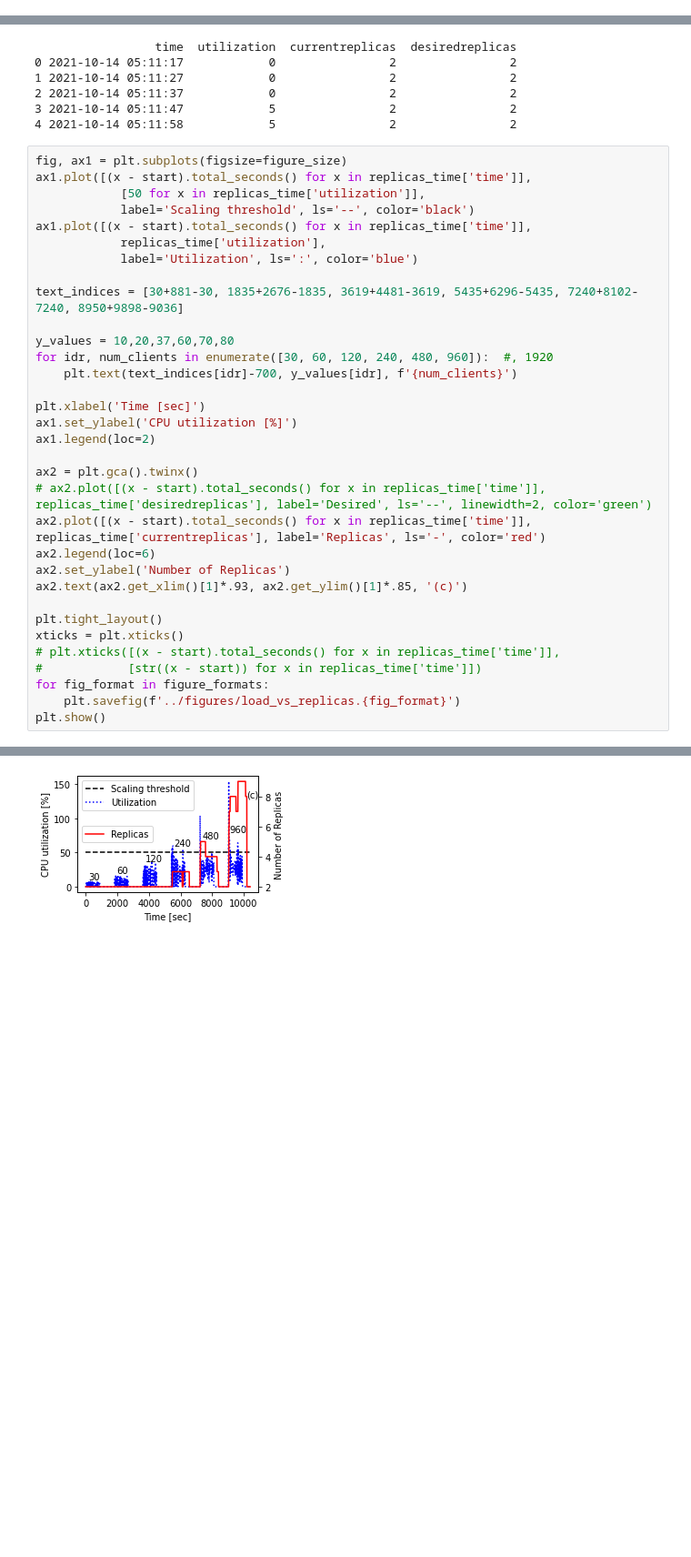
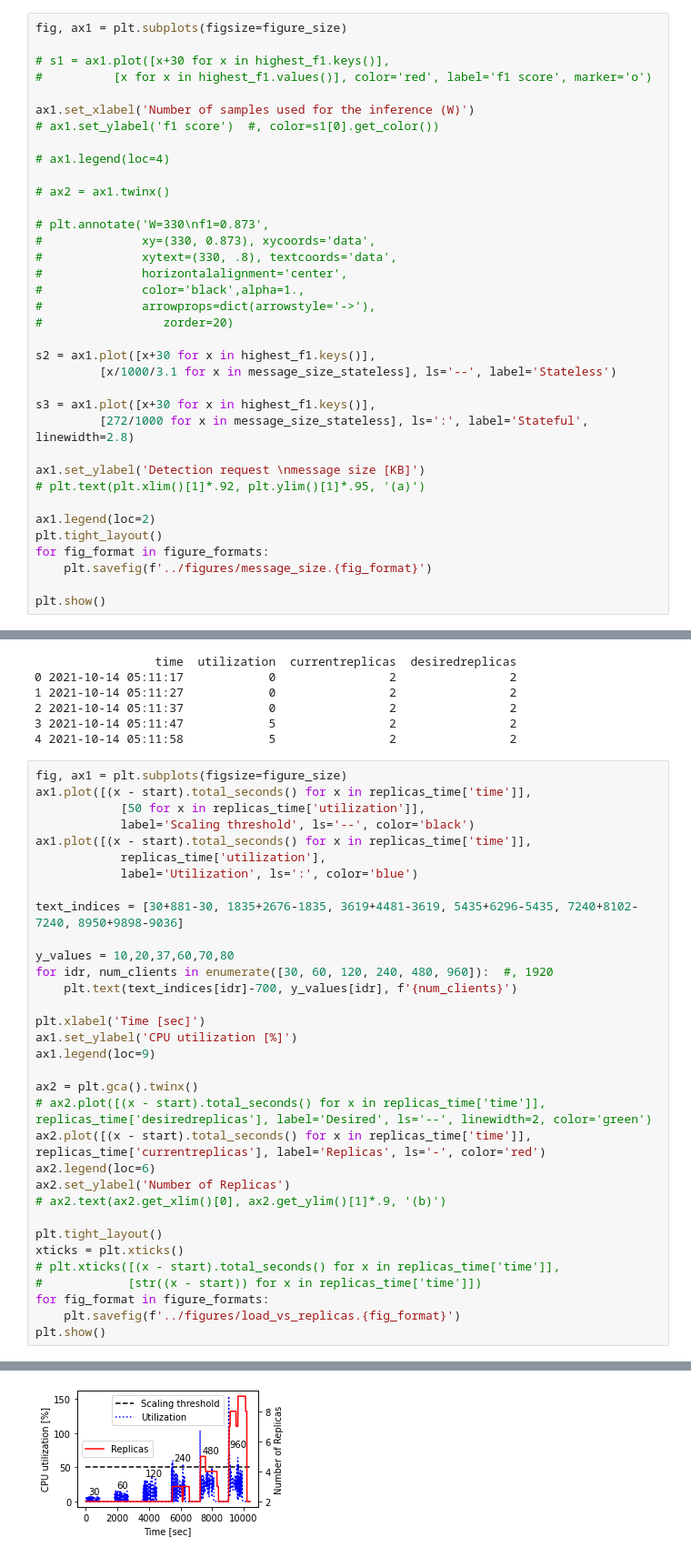
Before and after one commit to carlosnatalino/2022-OFC-unsupervised-learning, a Jupyter notebook: ml/plot-results.ipynb, the cells around one changed output, grey strips where cells are left out. Shown at 91% size. Drawn from its saved outputs; the diff is of its cells as text; blank space fills up the shorter version.

```diff
--- a/ml/plot-results.ipynb
+++ b/ml/plot-results.ipynb
@@ -121,0 +120,36 @@ The PostScript backend does not support transparency; partially transparent arti
+# %%
+fig, ax1 = plt.subplots(figsize=figure_size)
+
+# s1 = ax1.plot([x+30 for x in highest_f1.keys()],
+#          [x for x in highest_f1.values()], color='red', label='f1 score', marker='o')
+
+ax1.set_xlabel('Number of samples used for the inference (W)')
+# ax1.set_ylabel('f1 score')  #, color=s1[0].get_color())
+
+# ax1.legend(loc=4)
+
+# ax2 = ax1.twinx()
+
+# plt.annotate('W=330\nf1=0.873',
+#              xy=(330, 0.873), xycoords='data',
+#              xytext=(330, .8), textcoords='data',
+#              horizontalalignment='center',
+#              color='black',alpha=1.,
+#              arrowprops=dict(arrowstyle='->'),
+#                 zorder=20)
+
+s2 = ax1.plot([x+30 for x in highest_f1.keys()],
+         [x/1000/3.1 for x in message_size_stateless], ls='--', label='Stateless')
+
+s3 = ax1.plot([x+30 for x in highest_f1.keys()],
+         [272/1000 for x in message_size_stateless], ls=':', label='Stateful', linewidth=2.8)
+
+ax1.set_ylabel('Detection request \nmessage size [KB]')
+# plt.text(plt.xlim()[1]*.92, plt.ylim()[1]*.95, '(a)')
+
+ax1.legend(loc=2)
+plt.tight_layout()
+for fig_format in figure_formats:
+    plt.savefig(f'../figures/message_size.{fig_format}')
+
+plt.show()
@@ -206,33 +244,33 @@ ax1.plot([(x - start).total_seconds() for x in replicas_time['time']],
             replicas_time['utilization'],
             label='Utilization', ls=':', color='blue')
 
 text_indices = [30+881-30, 1835+2676-1835, 3619+4481-3619, 5435+6296-5435, 7240+8102-7240, 8950+9898-9036]
 
 y_values = 10,20,37,60,70,80
 for idr, num_clients in enumerate([30, 60, 120, 240, 480, 960]):  #, 1920
     plt.text(text_indices[idr]-700, y_values[idr], f'{num_clients}')
 
 plt.xlabel('Time [sec]')
 ax1.set_ylabel('CPU utilization [%]')
-ax1.legend(loc=2)
+ax1.legend(loc=9)
 
 ax2 = plt.gca().twinx()
 # ax2.plot([(x - start).total_seconds() for x in replicas_time['time']], replicas_time['desiredreplicas'], label='Desired', ls='--', linewidth=2, color='green')
 ax2.plot([(x - start).total_seconds() for x in replicas_time['time']], replicas_time['currentreplicas'], label='Replicas', ls='-', color='red')
 ax2.legend(loc=6)
 ax2.set_ylabel('Number of Replicas')
-ax2.text(ax2.get_xlim()[1]*.93, ax2.get_ylim()[1]*.85, '(c)')
+# ax2.text(ax2.get_xlim()[0], ax2.get_ylim()[1]*.9, '(b)')
 
 plt.tight_layout()
 xticks = plt.xticks()
 # plt.xticks([(x - start).total_seconds() for x in replicas_time['time']],
 #            [str((x - start)) for x in replicas_time['time']])
 for fig_format in figure_formats:
     plt.savefig(f'../figures/load_vs_replicas.{fig_format}')
 plt.show()
 # %% [output]
 The PostScript backend does not support transparency; partially transparent artists will be rendered opaque.
 The PostScript backend does not support transparency; partially transparent artists will be rendered opaque.
 The PostScript backend does not support transparency; partially transparent artists will be rendered opaque.
 The PostScript backend does not support transparency; partially transparent artists will be rendered opaque.
-[figure, old version]
+[figure, new version]
```
Also changed, not shown: parts of 7 cells of this notebook, 46 other files.
